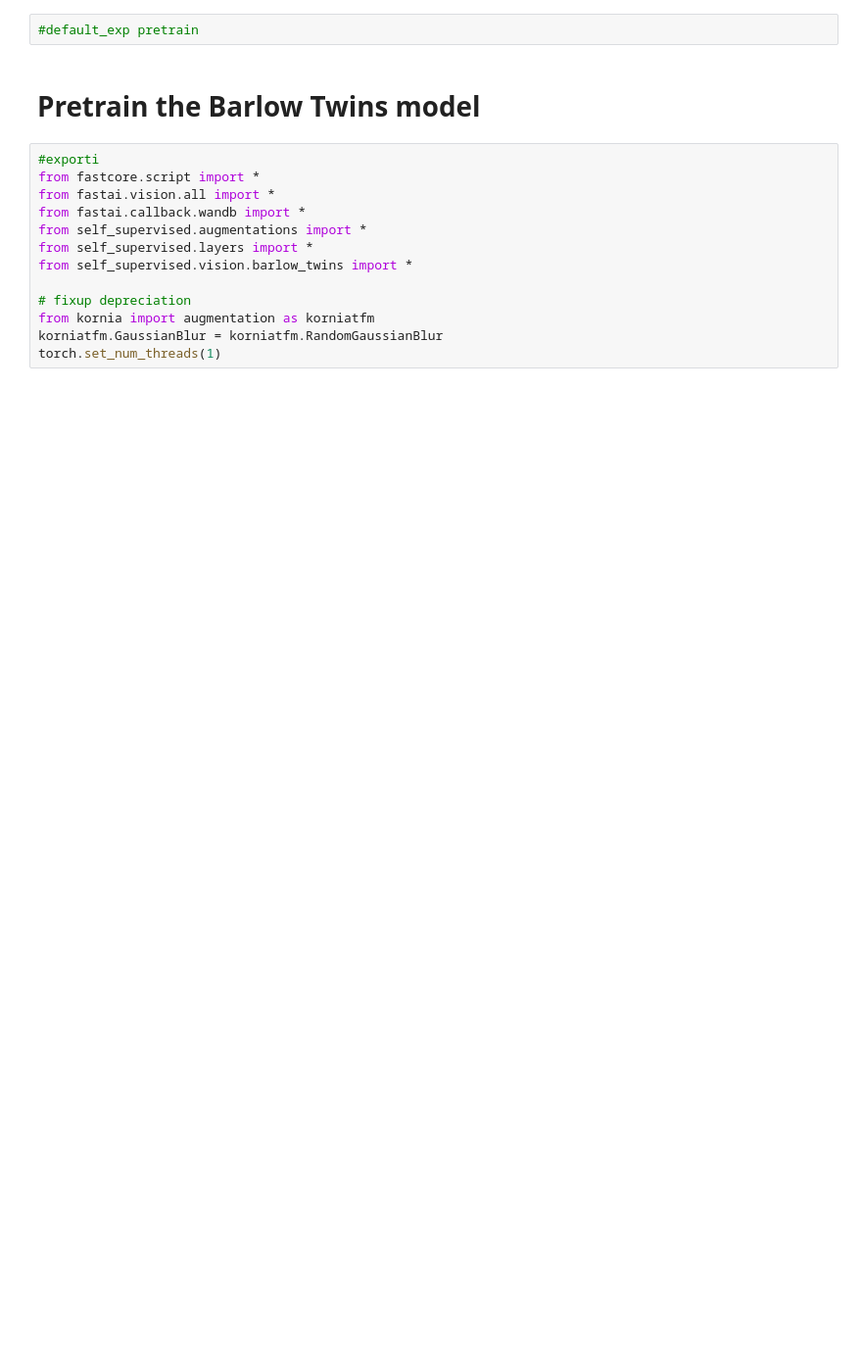
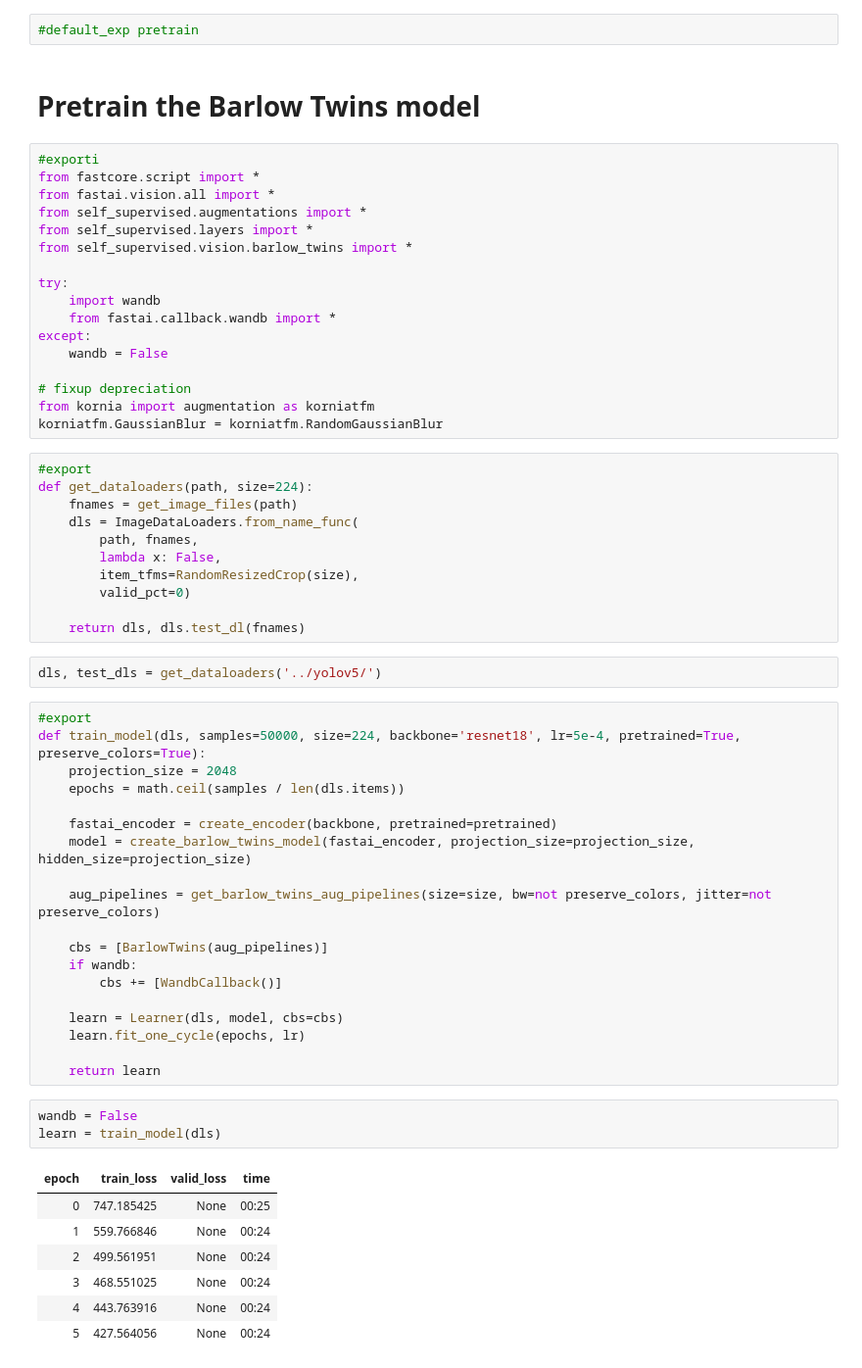
Before and after one commit to collabora/MLfix, a Jupyter notebook: 1. Pretrain BarlowTwins.ipynb, the cells around one changed output. Shown: that part at 98% size. Saved outputs shown, nothing was run; the diff lists cells and outputs as text; blank space fills up the shorter version.

```diff
--- a/1. Pretrain BarlowTwins.ipynb
+++ b/1. Pretrain BarlowTwins.ipynb
@@ -6,12 +6,59 @@
 #exporti
 from fastcore.script import *
 from fastai.vision.all import *
-from fastai.callback.wandb import *
 from self_supervised.augmentations import *
 from self_supervised.layers import *
 from self_supervised.vision.barlow_twins import *
 
+try:
+    import wandb
+    from fastai.callback.wandb import *
+except:
+    wandb = False
+
 # fixup depreciation
 from kornia import augmentation as korniatfm
 korniatfm.GaussianBlur = korniatfm.RandomGaussianBlur
-torch.set_num_threads(1)
+# %%
+#export
+def get_dataloaders(path, size=224):
+    fnames = get_image_files(path)
+    dls = ImageDataLoaders.from_name_func(
+        path, fnames,
+        lambda x: False,
+        item_tfms=RandomResizedCrop(size),
+        valid_pct=0)
+
+    return dls, dls.test_dl(fnames)
+# %%
+dls, test_dls = get_dataloaders('../yolov5/')
+# %%
+#export
+def train_model(dls, samples=50000, size=224, backbone='resnet18', lr=5e-4, pretrained=True, preserve_colors=True):
+    projection_size = 2048
+    epochs = math.ceil(samples / len(dls.items))
+
+    fastai_encoder = create_encoder(backbone, pretrained=pretrained)
+    model = create_barlow_twins_model(fastai_encoder, projection_size=projection_size, hidden_size=projection_size)
+
+    aug_pipelines = get_barlow_twins_aug_pipelines(size=size, bw=not preserve_colors, jitter=not preserve_colors)
+
+    cbs = [BarlowTwins(aug_pipelines)]
+    if wandb:
+        cbs += [WandbCallback()]
+
+    learn = Learner(dls, model, cbs=cbs)
+    learn.fit_one_cycle(epochs, lr)
+
+    return learn
+# %%
+wandb = False
+learn = train_model(dls)
+# %% [output]
+| epoch | train_loss | valid_loss | time |
+| 0 | 747.185425 | None | 00:25 |
+| 1 | 559.766846 | None | 00:24 |
+| 2 | 499.561951 | None | 00:24 |
+| 3 | 468.551025 | None | 00:24 |
+| 4 | 443.763916 | None | 00:24 |
+| 5 | 427.564056 | None | 00:24 |
```
Also changed, not shown: parts of 10 cells of this notebook, 10 other files.
